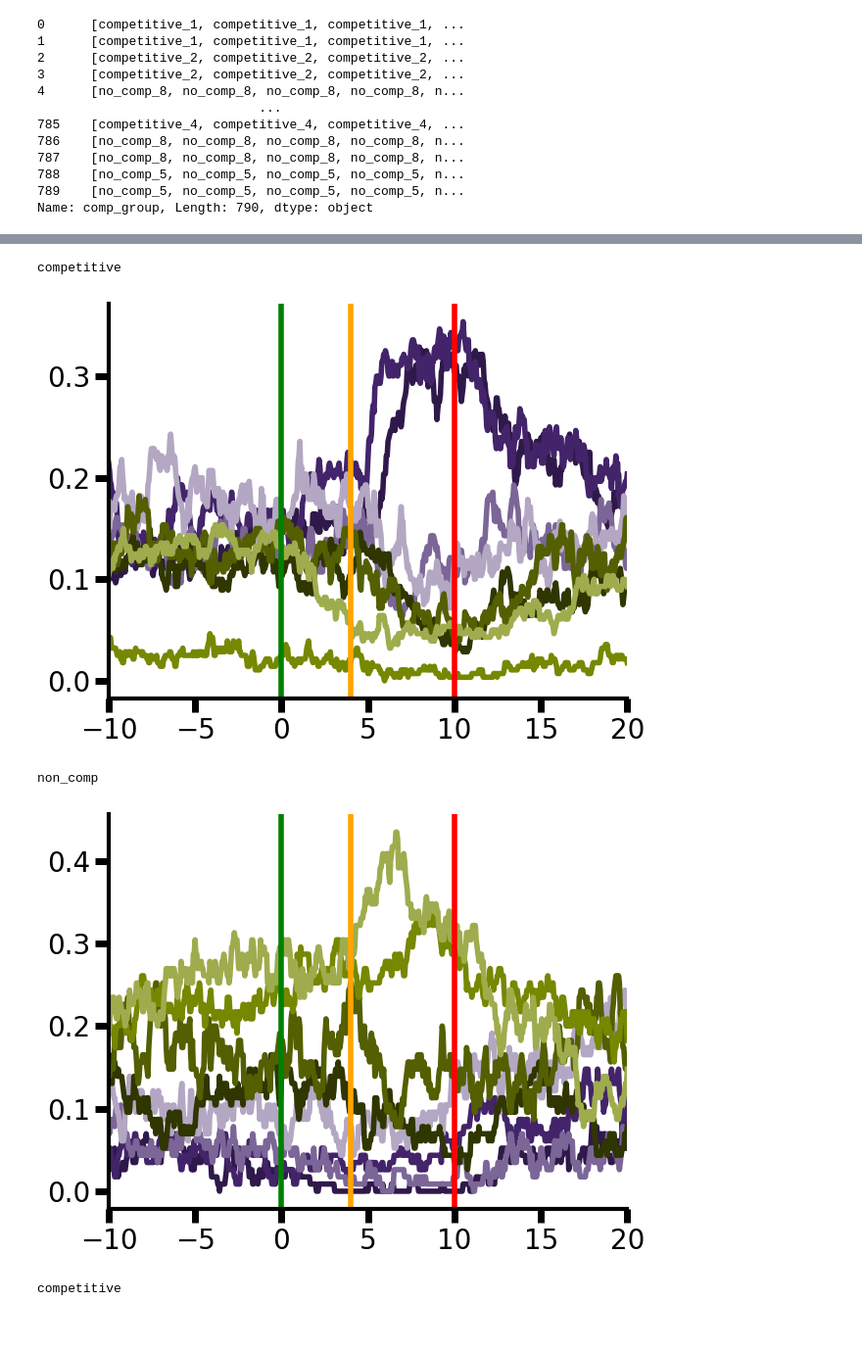
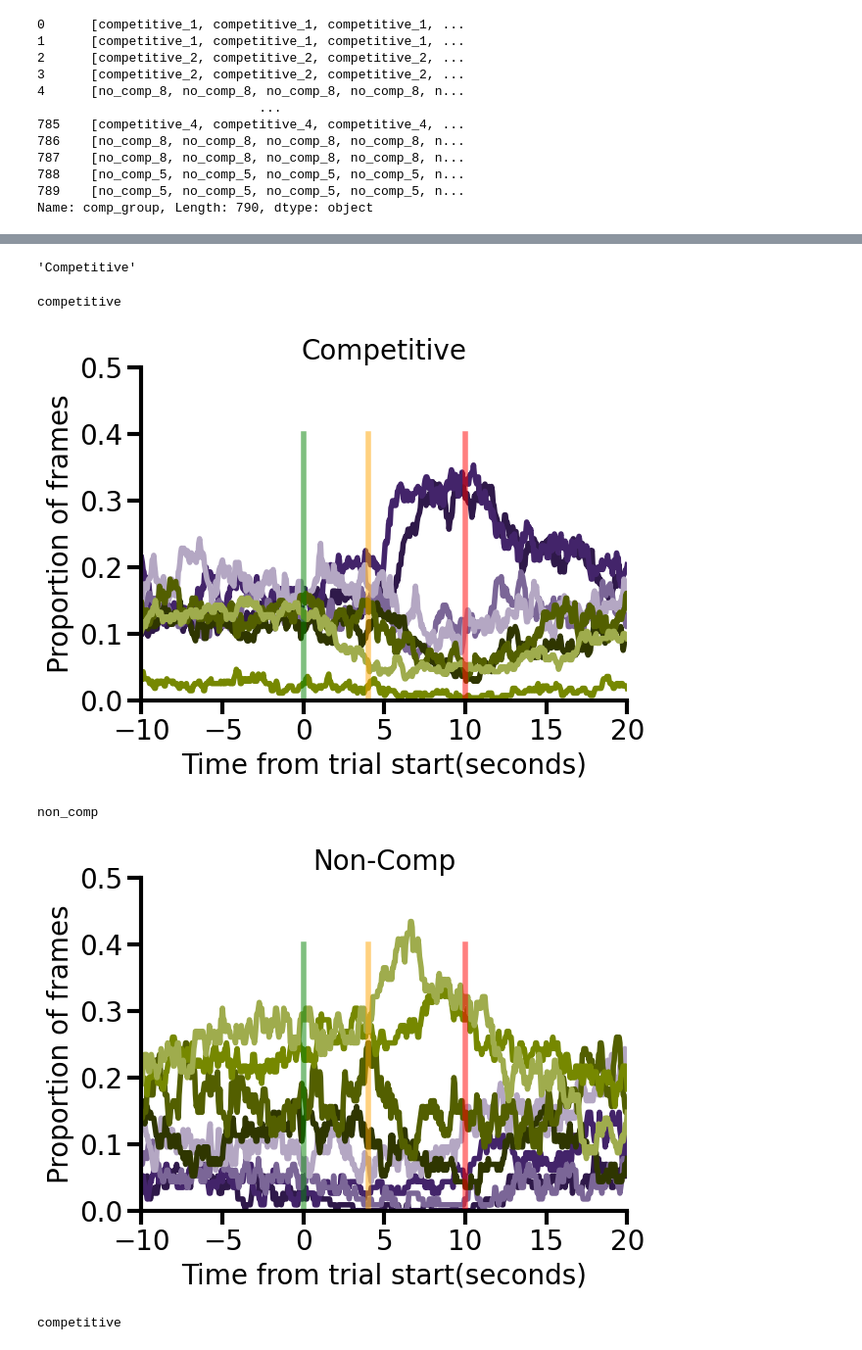
Before and after one commit to padillacoreanolab/reward_comp_ext, a Jupyter notebook: results/2024_09_02_behavioral_reward_comp/01_competitive_trials_analysis.ipynb, the cells around one changed output, grey strips where cells are left out. Shown at 98% size. Cells and saved outputs as stored; diff of their text form; code cells hidden in the pictures.

```diff
--- a/results/2024_09_02_behavioral_reward_comp/01_competitive_trials_analysis.ipynb
+++ b/results/2024_09_02_behavioral_reward_comp/01_competitive_trials_analysis.ipynb
@@ -1294,4 +1304,8 @@ Index(['recording', 'subject_id', 'tone_start', 'trial_label',
       dtype='object')
+# %%
+"competitive".title()
+# %% [output]
+'Competitive'
 # %%
 for comp in all_velocity_df["competition_label"].unique():
     print(comp)
@@ -1318,45 +1332,69 @@ for comp in all_velocity_df["competition_label"].unique():
         col_counts = df[col].value_counts(normalize=True)
         for string in unique_strings:
             # Append the frequency of the string in the current column
             freq_dict[string].append(col_counts.get(string, 0))
 
     # Create a line plot for each string
     for string, frequencies in freq_dict.items():
 
         plt.plot(np.linspace(-10, 20, len(df.columns)), frequencies, label=string,  marker='', linestyle='-', color=comp_id_to_color[string], linewidth=4)
 
-    plt.axvline(x=0, color="green", label="tone start", linewidth=4)
-    plt.axvline(x=4, color="orange", label="reward dispensed", linewidth=4)
-    plt.axvline(x=10, color="red", label="tone stop", linewidth=4)
+    plt.axvline(x=0, color="green", label="tone start", linewidth=4, alpha=0.5, ymax=0.8, ymin=0)
+    plt.axvline(x=4, color="orange", label="reward dispensed", linewidth=4, alpha=0.5, ymax=0.8, ymin=0)
+    plt.axvline(x=10, color="red", label="tone stop", linewidth=4, alpha=0.5, ymax=0.8, ymin=0)
 
-    ax.tick_params(axis='both', which='major', labelsize=20, length=10, width=5)
-    ax.tick_params(axis='both', which='minor', labelsize=20, length=10, width=5)
+    plt.xticks(np.arange(-10, 20.11, 5))
+
+    ax.tick_params(axis='both', which='major', labelsize=20, length=10, width=3)
+    ax.tick_params(axis='both', which='minor', labelsize=20, length=10, width=3)
 
     # Hide top and right borders
     ax.spines['top'].set_visible(False)
     ax.spines['right'].set_visible(False)
 
     # Leave bottom and left spines
     ax.spines['bottom'].set_visible(True)
     ax.spines['left'].set_visible(True)
     ax.spines['bottom'].set_linewidth(3)
     ax.spines['left'].set_linewidth(3)
 
     # plt.legend()
     # Plotting
-    # plt.title(f'Behavior cluster frequency in trials', fontsize=50)
-    # plt.xlabel('Time from trial start(seconds)', fontsize=35)
-    # plt.ylabel('Number of frames', fontsize=35)
+
+
+
+    plt.title(comp.title().replace("_", "-"), fontsize=20)
+    plt.xlabel('Time from trial start(seconds)', fontsize=20)
+    plt.ylabel('Proportion of frames', fontsize=20)
     plt.xlim(-10, 20)
+
+    plt.ylim(0, 0.5)
     # plt.grid(True)
     plt.tight_layout()
-    # plt.savefig("./proc/across_trial_comp.png")
+    plt.savefig("./proc/cluster_across_trial_{}.png".format(comp))
     plt.show()
+
+
+#     # Hide top and right borders
+# ax.spines['top'].set_visible(False)
+# ax.spines['right'].set_visible(False)
+
+# # Leave bottom and left spines
+# ax.spines['bottom'].set_visible(True)
+# ax.spines['left'].set_visible(True)
+# ax.spines['bottom'].set_linewidth(3)
+# ax.spines['left'].set_linewidth(3)
+
+# ax.tick_params(axis='both', which='major', labelsize=20)
+# ax.tick_params(axis='both', which='minor', labelsize=20)
+
+# ax.tick_params('both', length=10, width=3, which='major')
+# ax.tick_params('both', length=10, width=3, which='minor')
 # %% [output]
 competitive
-[figure, old version]
+[figure, new version]
 non_comp
-[figure, old version]
+[figure, new version]
 # %%
 # Function to count occurrences of unique items in each row
 def count_unique(row, unique_items):
```
Also changed, not shown: parts of 4 cells of this notebook.
